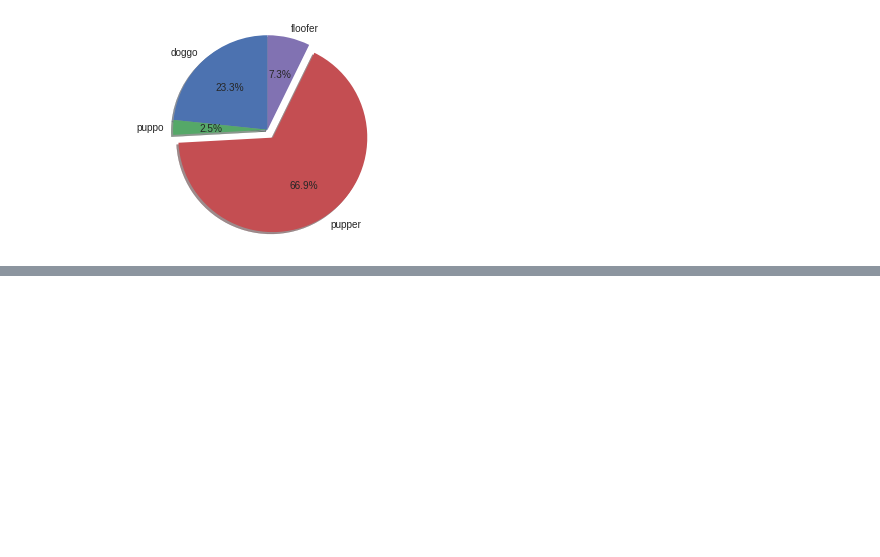
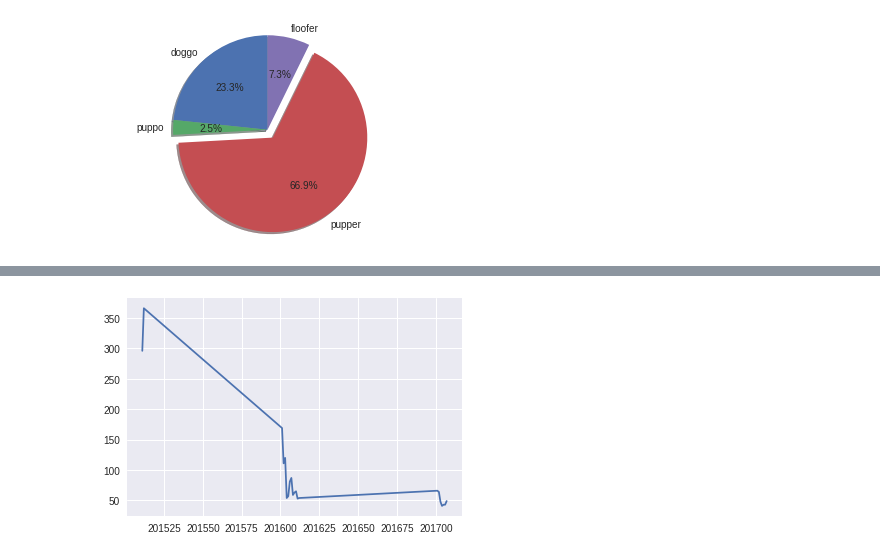
Before and after one commit to bthodla/danano, a Jupyter notebook: prj4/act_report.ipynb, the cells around one changed output, grey strips where cells are left out. Saved outputs shown, nothing was run; the diff lists cells and outputs as text; code cells hidden in the pictures; blank space fills up the shorter version.

```diff
--- a/prj4/act_report.ipynb
+++ b/prj4/act_report.ipynb
@@ -187,0 +250,18 @@ plt.show()
+# %%
+# 7. Tweet count time graph by month
+
+"""
+tweets_by_month_df = twitter_archive_master_df[['timestamp', 'tweet_id']].copy()
+tweets_by_month_df['timestamp'] = pd.to_datetime(tweets_by_month_df['timestamp'])
+tweets_by_month_df['year_month'] = tweets_by_month_df['timestamp'].map(lambda x: x.year + x.month)
+
+tweets_by_month_df.groupby('year_month')[['tweet_id']].count()
+
+"""
+
+tweets_by_month_df = twitter_archive_master_df[['timestamp', 'tweet_id']].copy()
+tweets_by_month_df['timestamp'] = pd.to_datetime(tweets_by_month_df['timestamp'])
+tweets_by_month_df['year_month'] = tweets_by_month_df['timestamp'].map(lambda x: 100 * x.year + x.month)
+tweets_by_month_df = tweets_by_month_df.groupby('year_month')[['tweet_id']].count()
+
+tweets_by_month_df.sort_values(by = 'tweet_id', ascending = False)
@@ -187,0 +287,15 @@ plt.show()
+# %%
+import datetime
+import matplotlib.dates as mdates
+import matplotlib.cbook as cbook
+
+years = mdates.YearLocator()   # every year
+months = mdates.MonthLocator()  # every month
+yearsFmt = mdates.DateFormatter('%Y')
+
+fig, ax = plt.subplots()
+ax.plot(tweets_by_month_df.index, tweets_by_month_df.tweet_id)
+
+plt.show()
+# %% [output]
+[figure, added]
```
Also changed, not shown: parts of 6 cells of this notebook.
